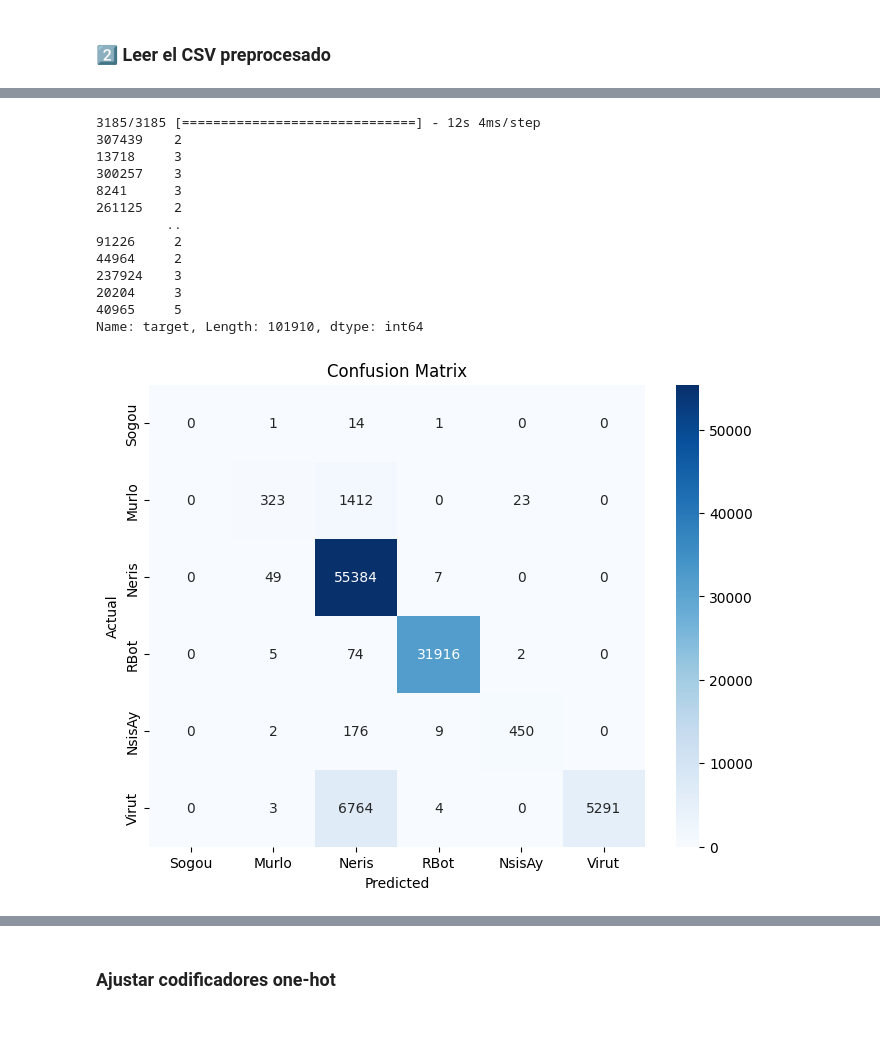
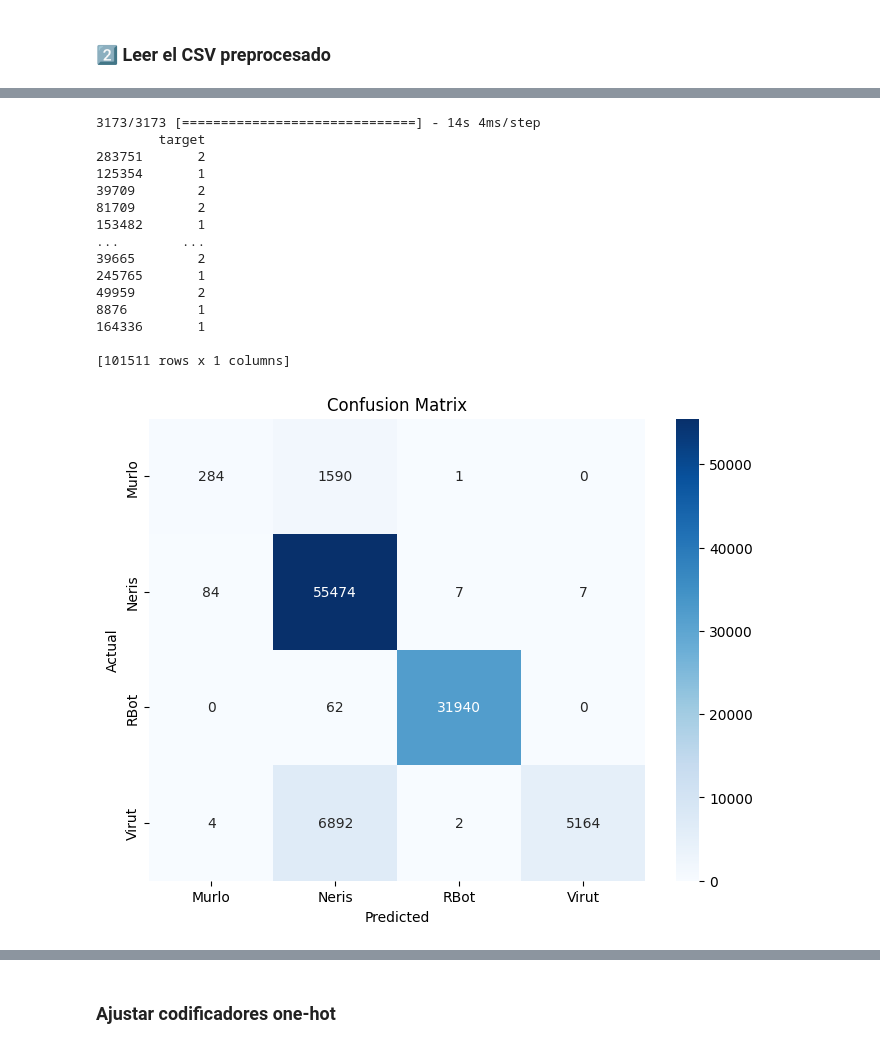
Before and after one commit to JRI11930/cyber-anomaly-hunter, a Jupyter notebook: notebooks/MultilayerPerceptronClassifier.ipynb, the cells around one changed output, grey strips where cells are left out. Cells and saved outputs as stored; diff of their text form; code cells hidden in the pictures.

Commit message:
🚀 feat: Models finalized and ready for evaluation

```diff
--- a/notebooks/MultilayerPerceptronClassifier.ipynb
+++ b/notebooks/MultilayerPerceptronClassifier.ipynb
@@ -240,3 +121,7 @@ model.compile(loss="categorical_crossentropy", optimizer=Adam(), metrics=["accur
+# %%
+model = get_proposed_model(13)
+model_cnn = getmodel_cnn((13, 1))
+model_lstm = getmodel_lstm((13, 1))
 # %%
 trainY
 # %% [output]
@@ -269,4 +155,6 @@ array([[0., 0., 0., 1., 0., 0.],
 # %%
-history = model.fit(trainX,trainY,epochs=100,validation_split=0.2,batch_size=128)
-#history = model.fit(trainX,trainY,epochs=500,validation_split=0.2,batch_size=128)
+model.compile(loss="categorical_crossentropy", optimizer=Adam(), metrics=["accuracy"])
+history_proposed_model = model.fit(trainX,trainY,epochs=50,validation_split=0.2,batch_size=128)
+#history = model.fit(trainX, trainY, epochs=100, batch_size=64, validation_split=0.2)
+#history = model.fit(trainX, trainY, epochs=100, batch_size=64, validation_split=0.2)
 # %% [output]
@@ -289,0 +178,2 @@ Epoch 100/100
+# %%
+history_cnn_model = model_cnn.fit(trainX, trainY, epochs=50, batch_size=64, validation_split=0.2)
@@ -289,0 +198,2 @@ Epoch 100/100
+# %%
+history_lstm = model_lstm.fit(trainX, trainY, epochs=50, batch_size=64, validation_split=0.2)
@@ -303,34 +233,37 @@ plt.show()
 # %%
-predictions = model.predict(testX)
-predictions = predictions.argmax(axis=1)  # Si es clasificación multiclase
-#true_labels = testY.argmax(axis=1)
-true_labels = testY.copy()
-print(true_labels)
-cm = confusion_matrix(true_labels, predictions)
-
-plt.figure(figsize=(8,6))
-sns.heatmap(cm, annot=True, fmt="d", cmap="Blues", xticklabels=['Sogou','Murlo','Neris','RBot','NsisAy','Virut'], yticklabels=['Sogou','Murlo','Neris','RBot','NsisAy','Virut'])
-plt.xlabel("Predicted")
-plt.ylabel("Actual")
-plt.title("Confusion Matrix")
-plt.show()
-
-# Reporte de métricas
-print(classification_report(true_labels, predictions))
+models = [model, model_cnn, model_lstm]
+for md, title in zip(models, titles):
+    #predictions = model.predict(testX)
+    predictions = md.predict(testX)
+    predictions = predictions.argmax(axis=1)
+    #true_labels = testY.argmax(axis=1)
+    true_labels = testY.copy()
+    #print(true_labels)
+    cm = confusion_matrix(true_labels, predictions)
+    plt.figure(figsize=(8,6))
+    sns.heatmap(cm, annot=True, fmt="d", cmap="Blues", xticklabels=['Murlo','Neris','RBot','Virut'], yticklabels=['Murlo','Neris','RBot','Virut'])
+    plt.xlabel("Predicted")
+    plt.ylabel("Actual")
+    plt.title(f"Confusion Matrix - {title}")
+    plt.show()
+    print(f"Resultados para {title}:")
+    print(classification_report(true_labels, predictions))
 # %% [output]
-3185/3185 [==============================] - 12s 4ms/step
-307439    2
-13718     3
-300257    3
-8241      3
-261125    2
-         ..
-91226     2
-44964     2
-237924    3
-20204     3
-40965     5
-Name: target, Length: 101910, dtype: int64
+3173/3173 [==============================] - 14s 4ms/step
+        target
+283751       2
+125354       1
+39709        2
+81709        2
+153482       1
+...        ...
+39665        2
+245765       1
+49959        2
+8876         1
+164336       1
+
+[101511 rows x 1 columns]
-[figure, old version]
+[figure, new version]
               precision    recall  f1-score   support
 
```
Also changed, not shown: parts of 32 cells of this notebook, 2 other files.
